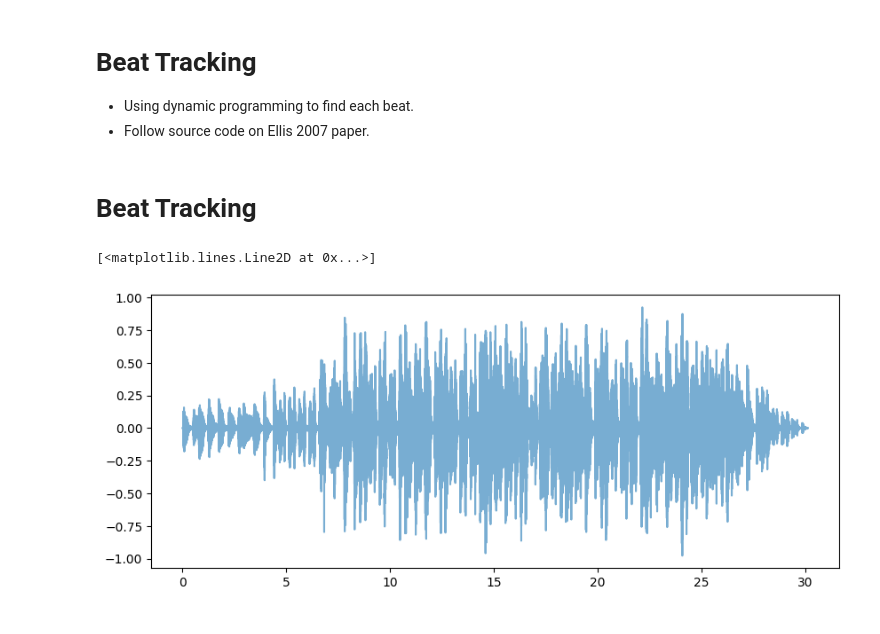
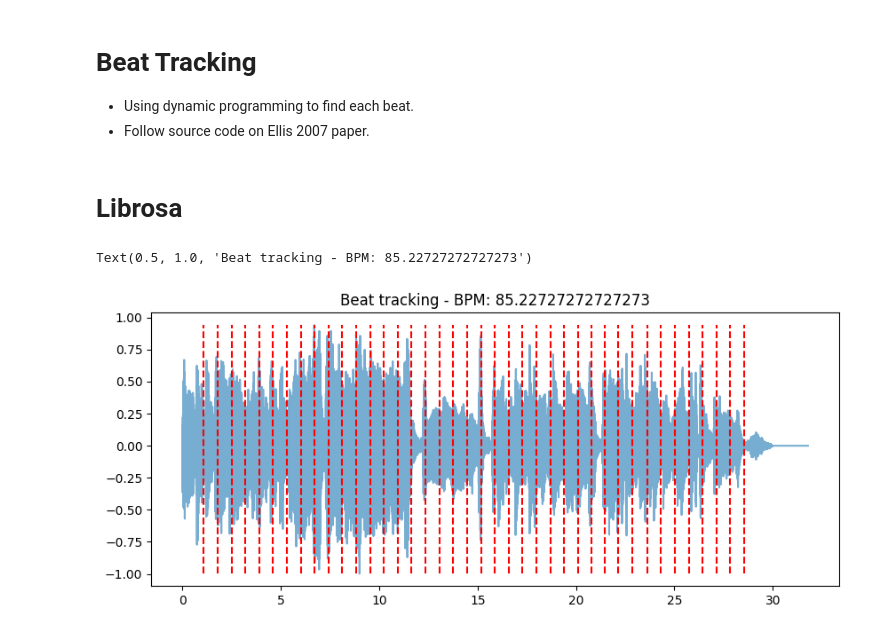
Before and after one commit to ruarim/beat_tracker, a Jupyter notebook: beat_tracker_dynamic.ipynb, the cells around one changed output. Drawn from its saved outputs; the diff is of its cells as text; code cells hidden in the pictures.

```diff
--- a/beat_tracker_dynamic.ipynb
+++ b/beat_tracker_dynamic.ipynb
@@ -175,18 +205,16 @@ plt.plot(auto_c)
 # Beat Tracking
 - Using dynamic programming to find each beat.
 - Follow source code on Ellis 2007 paper.
-# %% [markdown]
-# Beat Tracking
+# %% [markdown]
+# Librosa
 # %%
-
-
 tempo, beats = librosa.beat.beat_track(y=y, sr=sr)
 beat_times = librosa.frames_to_time(beats, sr=sr) # to get times from indexes
 
 plt.figure(figsize=(10, 4))
 plt.plot(np.linspace(0, (len(y) / sr), num=len(y)), y, alpha=0.6)  # Plot waveform
-plt.vlines(beats, ymin=min(y), ymax=max(y), color='r', linestyle='--', label='Onsets')  # Plot beats
+plt.vlines(beat_times, ymin=min(y), ymax=max(y), color='r', linestyle='--', label='Onsets')  # Plot beats
 plt.title('Beat tracking - BPM: {}'.format(tempo))
 # %% [output]
-[<matplotlib.lines.Line2D at 0x...>]
+Text(0.5, 1.0, 'Beat tracking - BPM: 85.22727272727273')
-[figure, old version]
+[figure, new version]
```
Also changed, not shown: parts of 5 cells of this notebook.
